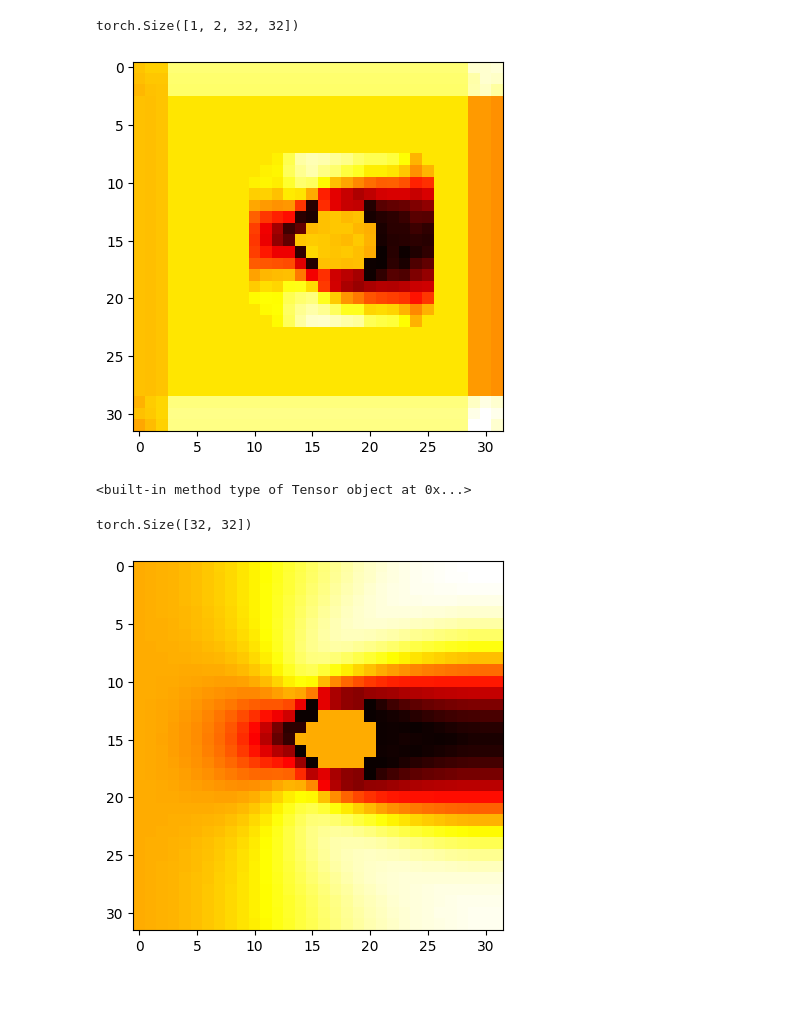
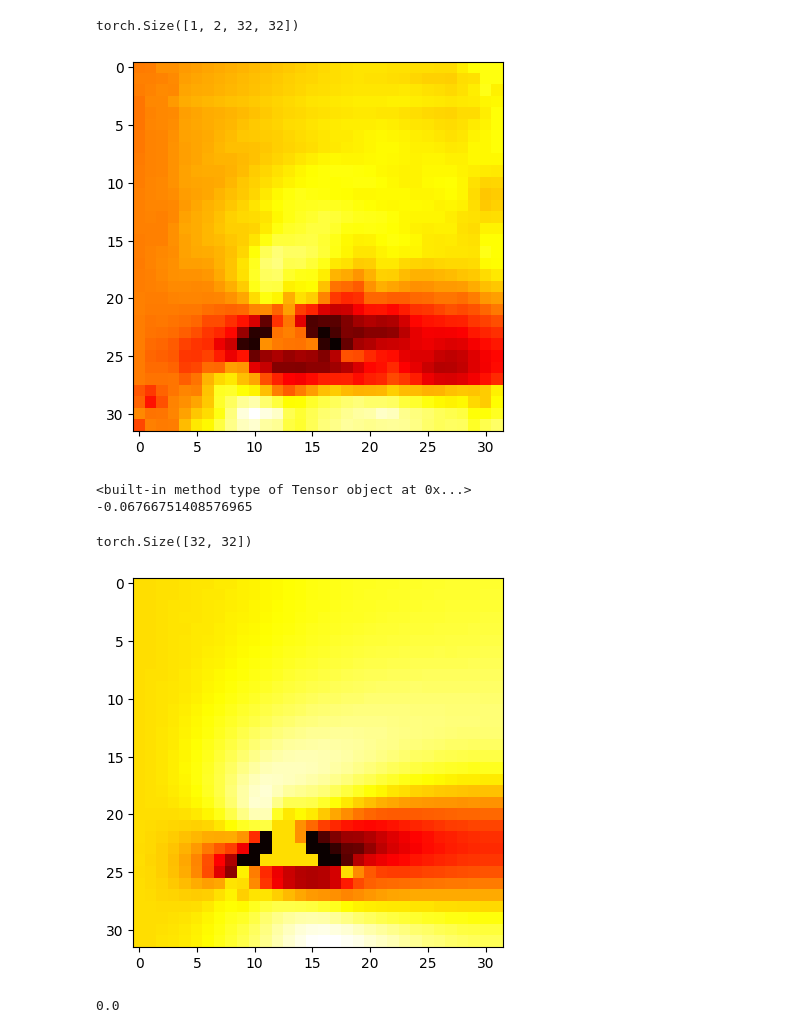
Before and after one commit to DSSTUDI/CNN-Fluid-Simulation, a Jupyter notebook: SimpleNetwork.ipynb, the cells around one changed output. Saved outputs shown, nothing was run; the diff lists cells and outputs as text; code cells hidden in the pictures; blank space fills up the shorter version.

```diff
--- a/SimpleNetwork.ipynb
+++ b/SimpleNetwork.ipynb
@@ -64,8 +96,8 @@ for i in range(len(clean_shapes)):
 # %%
 # Create training dataset
 temp = []
-for i in range(len(clean_shapes)):
-    input_example = clean_shapes[i].values.astype(float)
+for i in range(len(sdf_shapes)):
+    input_example = sdf_shapes[i].astype(float)
     output_example = total_velocities[i].values.astype(float)
     temp.append((input_example, output_example))
 
@@ -106,24 +140,4 @@ class SimpleCNN(nn.Module):
         return x
-# %%
-class CFD_CNN(nn.Module):
-    def __init__(self):
-        super(CFD_CNN, self).__init__()
-        self.encoder = nn.Sequential(
-            nn.Conv2d(1, 16, kernel_size=3, stride=1, padding=1),
-            nn.ReLU(),
-            nn.Conv2d(16, 32, kernel_size=3, stride=1, padding=1),
-            nn.ReLU(),
-        )
-        self.decoder = nn.Sequential(
-            nn.ConvTranspose2d(32, 16, kernel_size=3, stride=1, padding=1),
-            nn.ReLU(),
-            nn.ConvTranspose2d(16, 2, kernel_size=3, stride=1, padding=1),
-        )
-
-    def forward(self, x):
-        x = self.encoder(x)
-        x = self.decoder(x)
-        return x
 # %%
 # Initialize the model
 model = CFD_CNN()
@@ -192,26 +207,30 @@ Finished Training
 # %%
-inputs, labels = test_dataset[55]
+inputs, labels = test_dataset[40]
 tensor_inputs = torch.FloatTensor(inputs).reshape(1, 1, 32, 32)
 tensor_labels = torch.FloatTensor(labels)
 
 tensor_outputs = model(tensor_inputs)
 
 print(tensor_outputs.shape)
 
 plt.imshow(tensor_outputs[0][1].detach().numpy(), cmap='hot', interpolation='nearest')
 plt.show()
 print(input.type)
+print(np.amin(tensor_outputs[0][1].tolist()))
 # %% [output]
 torch.Size([1, 2, 32, 32])
-[figure, old version]
+[figure, new version]
 <built-in method type of Tensor object at 0x...>
+-0.06766751408576965
 # %%
 print(tensor_labels.shape)
 plt.imshow(tensor_labels.detach().numpy(), cmap='hot', interpolation='nearest')
 plt.show()
+print(np.amin(tensor_labels.detach().numpy().tolist()))
 # %% [output]
 torch.Size([32, 32])
-[figure, old version]
+[figure, new version]
+0.0
 # %%
 print(tensor_inputs.shape)
 plt.imshow(tensor_inputs[0][0].detach().numpy(), cmap='hot', interpolation='nearest')
```
Also changed, not shown: parts of 9 cells of this notebook, 1 other file.
